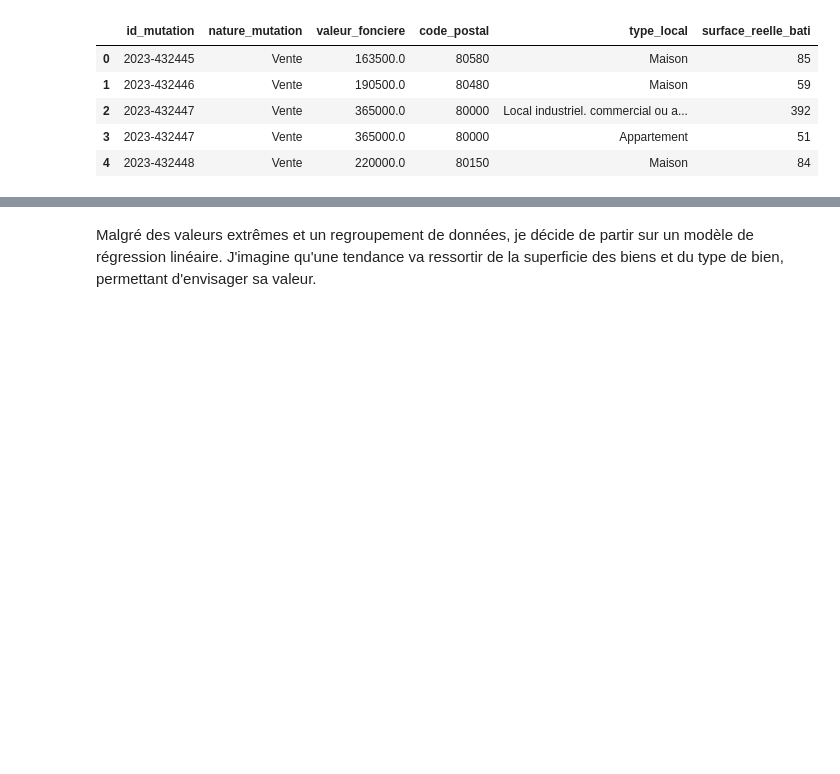
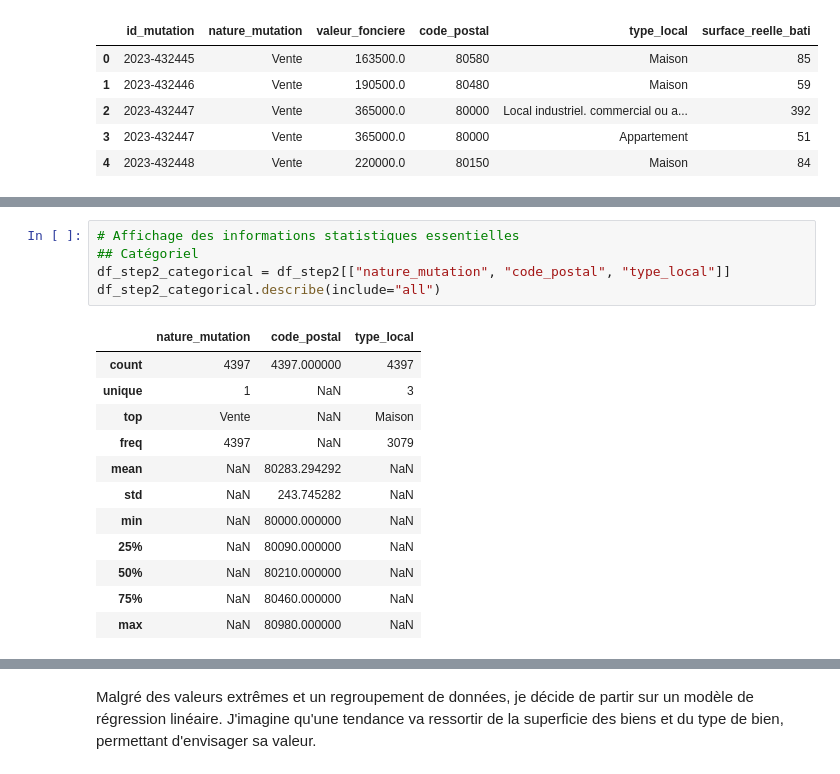
Before and after one commit to Totomir/projet-Jedha-dse-od-06, a Jupyter notebook: projet_valeur_fonciere_amiens.ipynb, the cells around one changed output, grey strips where cells are left out. Drawn from its saved outputs; the diff is of its cells as text; blank space fills up the shorter version.

```diff
--- a/projet_valeur_fonciere_amiens.ipynb
+++ b/projet_valeur_fonciere_amiens.ipynb
@@ -84,0 +81,18 @@ dtype: bool
+# %%
+# Affichage des informations statistiques essentielles
+## Catégoriel
+df_step2_categorical = df_step2[["nature_mutation", "code_postal", "type_local"]]
+df_step2_categorical.describe(include="all")
+# %% [output]
+|  | nature_mutation | code_postal | type_local |
+| count | 4397 | 4397.000000 | 4397 |
+| unique | 1 | NaN | 3 |
+| top | Vente | NaN | Maison |
+| freq | 4397 | NaN | 3079 |
+| mean | NaN | 80283.294292 | NaN |
+| std | NaN | 243.745282 | NaN |
+| min | NaN | 80000.000000 | NaN |
+| 25% | NaN | 80090.000000 | NaN |
+| 50% | NaN | 80210.000000 | NaN |
+| 75% | NaN | 80460.000000 | NaN |
+| max | NaN | 80980.000000 | NaN |
```
Also changed, not shown: parts of 16 cells of this notebook, 1 other file.
